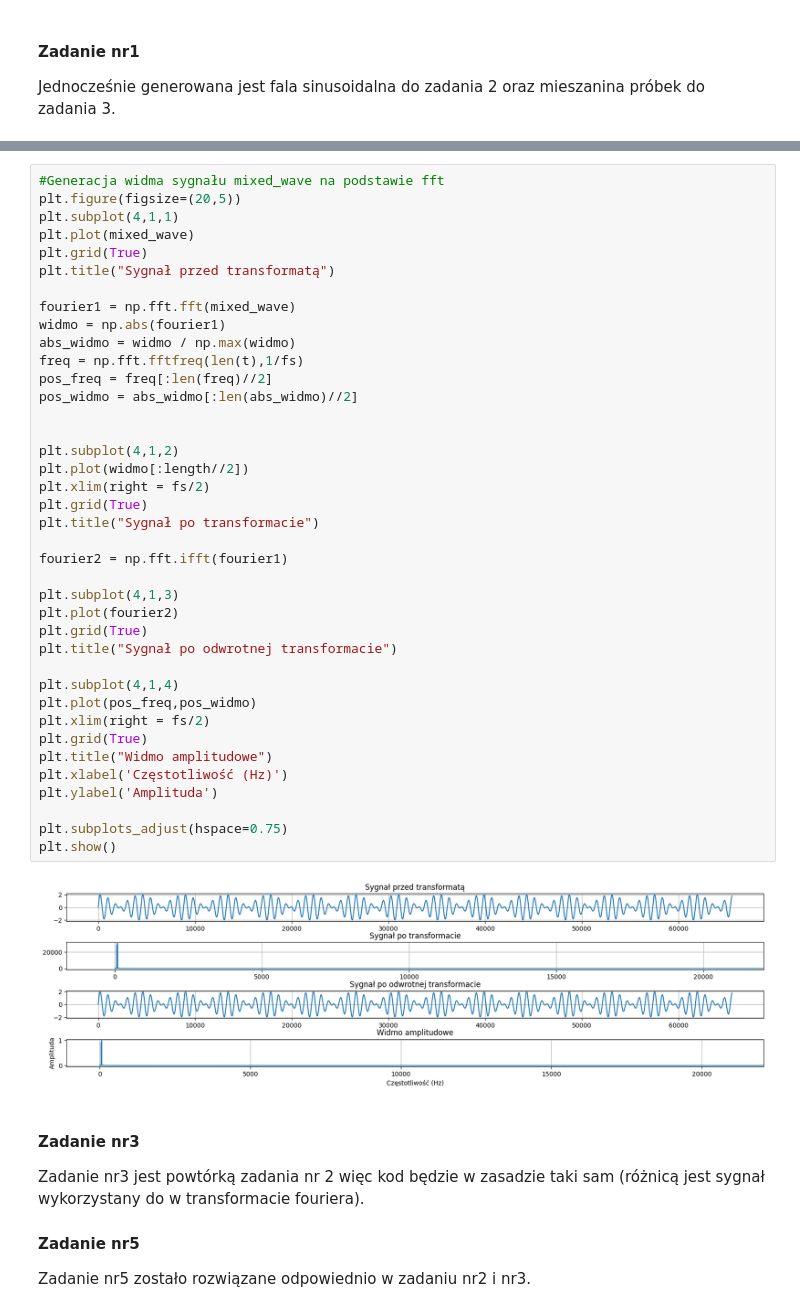
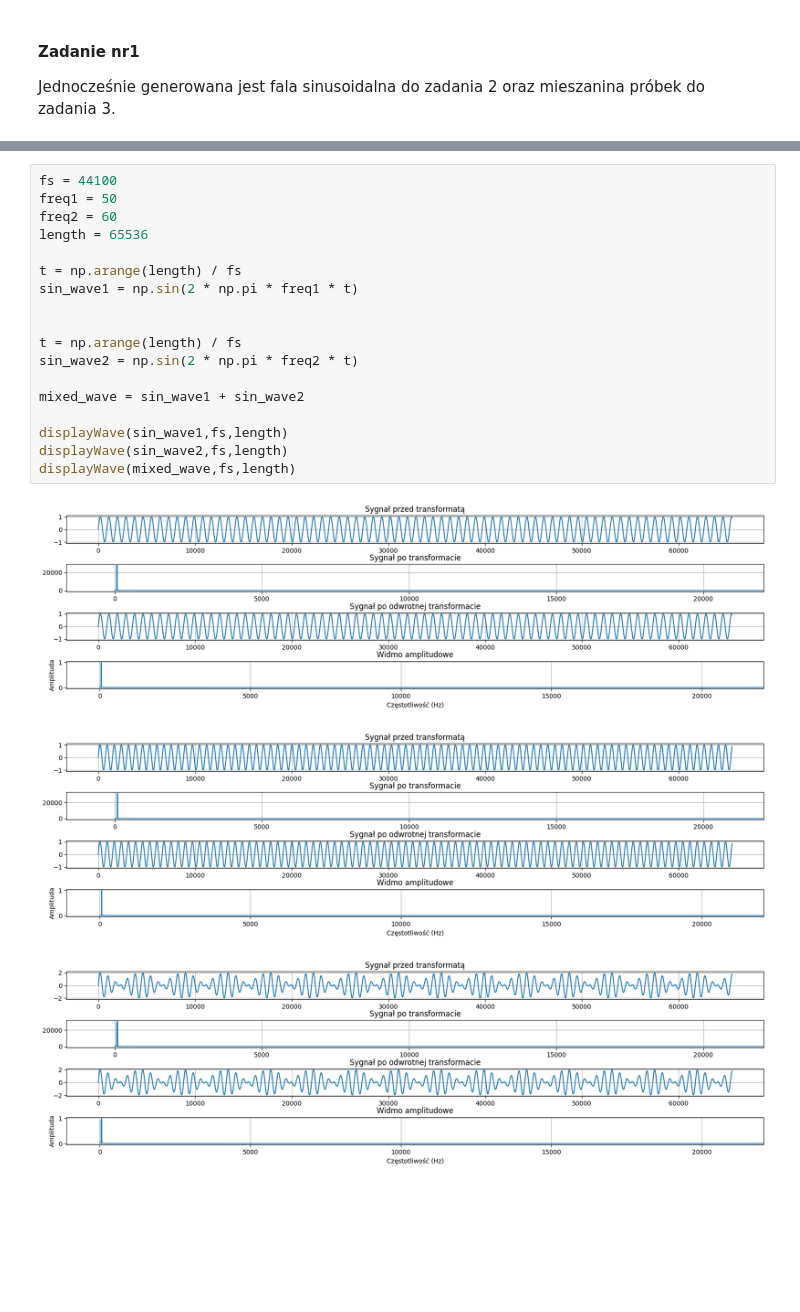
Before and after one commit to krysx7003/CPSO, a Jupyter notebook: Lab1/Cw2.ipynb, the cells around one changed output, grey strips where cells are left out. Saved outputs shown, nothing was run; the diff lists cells and outputs as text; blank space fills up the shorter version.

```diff
--- a/Lab1/Cw2.ipynb
+++ b/Lab1/Cw2.ipynb
@@ -77,49 +58,22 @@ Przy użyciu biblioteki np.fft tworzona jest transformata fouriera i widmo sygna
-# %%
-#Generacja widma sygnału mixed_wave na podstawie fft
-plt.figure(figsize=(20,5))
-plt.subplot(4,1,1)
-plt.plot(mixed_wave)
-plt.grid(True)
-plt.title("Sygnał przed transformatą")
-
-fourier1 = np.fft.fft(mixed_wave)
-widmo = np.abs(fourier1)
-abs_widmo = widmo / np.max(widmo)
-freq = np.fft.fftfreq(len(t),1/fs)
-pos_freq = freq[:len(freq)//2]
-pos_widmo = abs_widmo[:len(abs_widmo)//2]
-
-
-plt.subplot(4,1,2)
-plt.plot(widmo[:length//2])
-plt.xlim(right = fs/2)
-plt.grid(True)
-plt.title("Sygnał po transformacie")
-
-fourier2 = np.fft.ifft(fourier1)
-
-plt.subplot(4,1,3)
-plt.plot(fourier2)
-plt.grid(True)
-plt.title("Sygnał po odwrotnej transformacie")
-
-plt.subplot(4,1,4)
-plt.plot(pos_freq,pos_widmo)
-plt.xlim(right = fs/2)
-plt.grid(True)
-plt.title("Widmo amplitudowe")
-plt.xlabel('Częstotliwość (Hz)')
-plt.ylabel('Amplituda')
-
-plt.subplots_adjust(hspace=0.75)
-plt.show()
-# %% [output]
-[figure, removed]
-# %% [markdown]
-#### Zadanie nr3
-
-Zadanie nr3 jest powtórką zadania nr 2 więc kod będzie w zasadzie taki sam (różnicą jest sygnał wykorzystany do w transformacie fouriera).
-
-#### Zadanie nr5
-
-Zadanie nr5 zostało rozwiązane odpowiednio w zadaniu nr2 i nr3.
+# %%
+fs = 44100
+freq1 = 50
+freq2 = 60
+length = 65536
+
+t = np.arange(length) / fs
+sin_wave1 = np.sin(2 * np.pi * freq1 * t)
+
+
+t = np.arange(length) / fs
+sin_wave2 = np.sin(2 * np.pi * freq2 * t)
+
+mixed_wave = sin_wave1 + sin_wave2
+
+displayWave(sin_wave1,fs,length)
+displayWave(sin_wave2,fs,length)
+displayWave(mixed_wave,fs,length)
+# %% [output]
+[figure, added]
+[figure, added]
+[figure, added]
```
Also changed, not shown: parts of 7 cells of this notebook, 12 other files.
